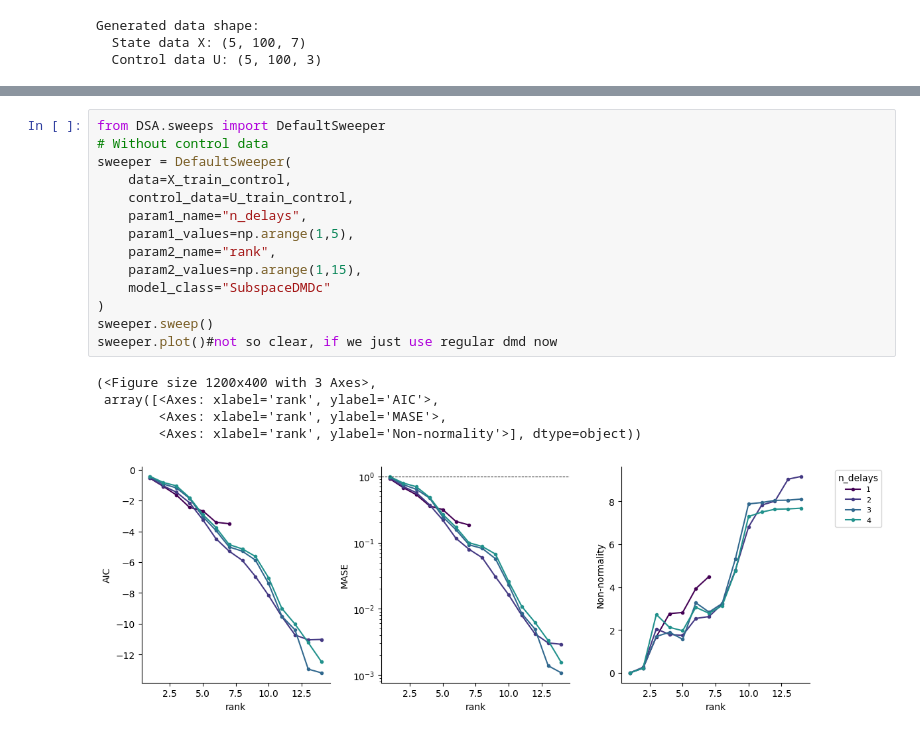
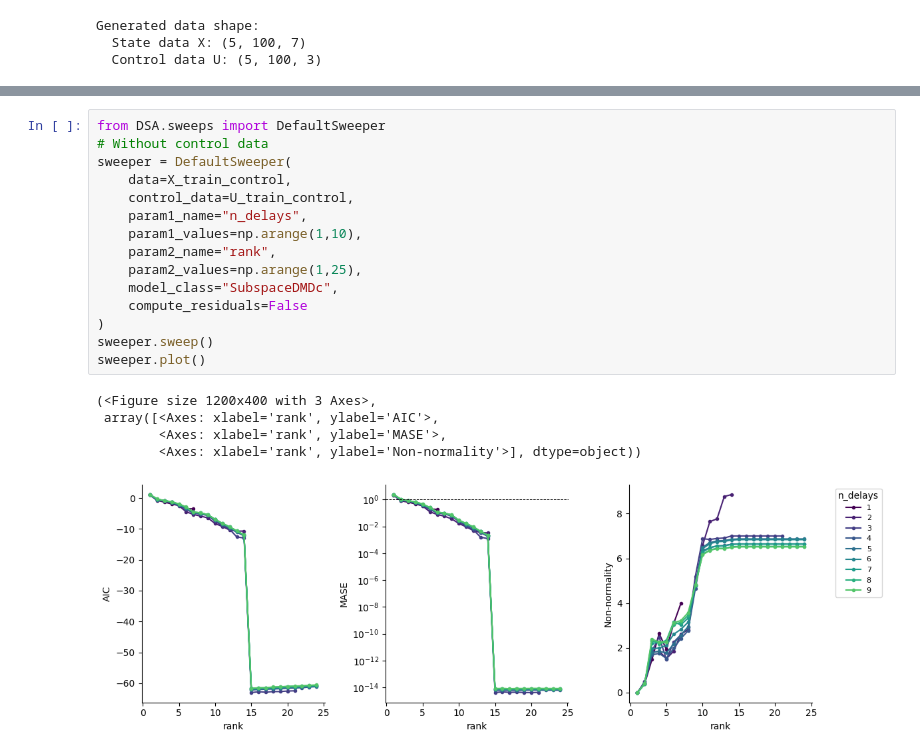
Before and after one commit to mitchellostrow/DSA, a Jupyter notebook: examples/sweep_resdmd_tutorial.ipynb, the cells around one changed output, grey strips where cells are left out. Drawn from its saved outputs; the diff is of its cells as text.

```diff
--- a/examples/sweep_resdmd_tutorial.ipynb
+++ b/examples/sweep_resdmd_tutorial.ipynb
@@ -285,20 +294,21 @@ sweeper.plot()#not so clear, if we just use regular dmd now
 # %%
 from DSA.sweeps import DefaultSweeper
 # Without control data
 sweeper = DefaultSweeper(
     data=X_train_control,
     control_data=U_train_control,
     param1_name="n_delays",
-    param1_values=np.arange(1,5),
+    param1_values=np.arange(1,10),
     param2_name="rank",
-    param2_values=np.arange(1,15),
-    model_class="SubspaceDMDc"
+    param2_values=np.arange(1,25),
+    model_class="SubspaceDMDc",
+    compute_residuals=False
 )
 sweeper.sweep()
-sweeper.plot()#not so clear, if we just use regular dmd now
+sweeper.plot()
 # %% [output]
 (<Figure size 1200x400 with 3 Axes>,
  array([<Axes: xlabel='rank', ylabel='AIC'>,
         <Axes: xlabel='rank', ylabel='MASE'>,
         <Axes: xlabel='rank', ylabel='Non-normality'>], dtype=object))
-[figure, old version]
+[figure, new version]
```
Also changed, not shown: parts of 12 cells of this notebook, 2 other files.
